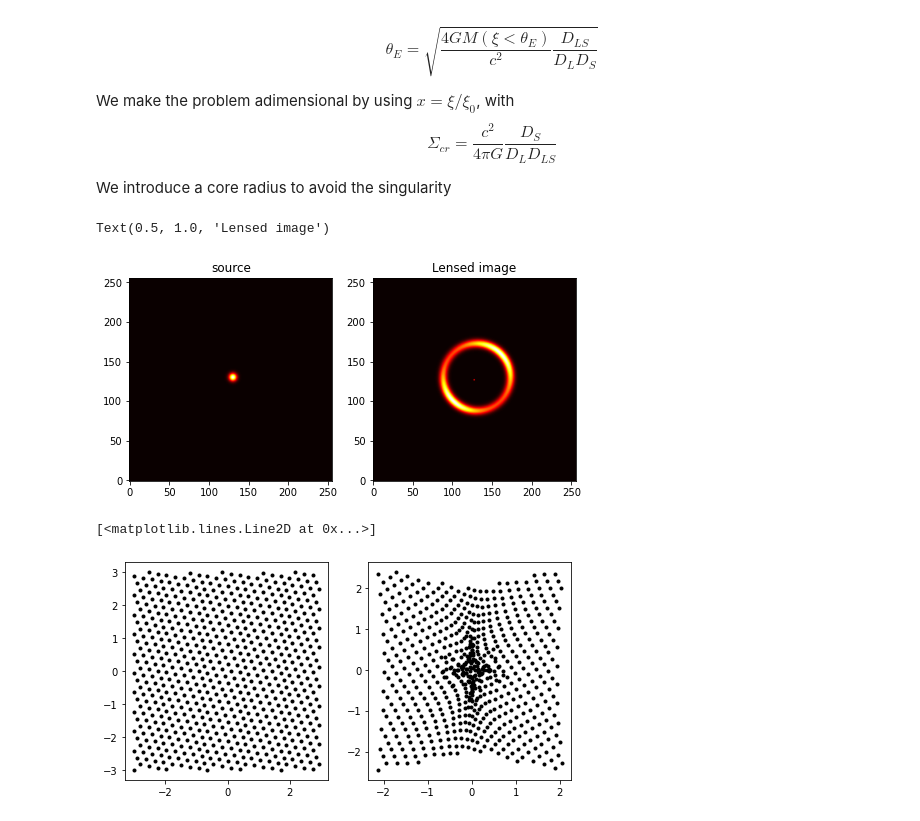
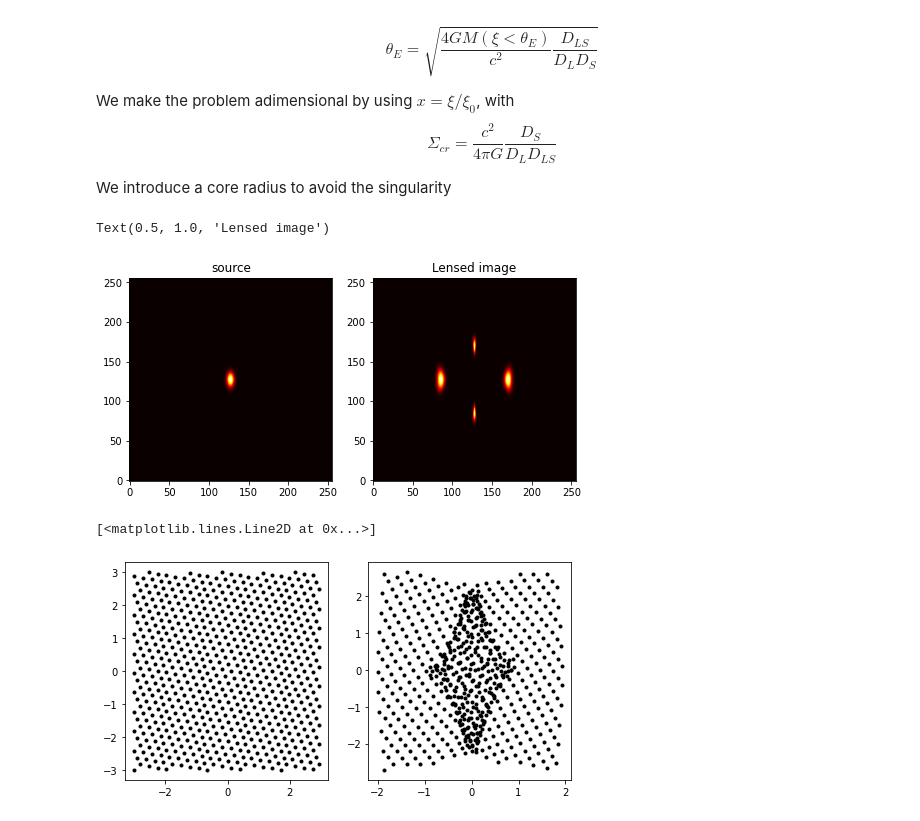
Before and after one commit to AlexandreAdam/GravitationalLensing, a Jupyter notebook: notebooks/SIS_profile.ipynb, the cells around one changed output. Saved outputs shown, nothing was run; the diff lists cells and outputs as text; code cells hidden in the pictures.

```diff
--- a/notebooks/SIS_profile.ipynb
+++ b/notebooks/SIS_profile.ipynb
@@ -101,31 +102,31 @@ def source_image(x0, y0, e, phi, sigma):
     image /= image.sum()
     return image, xx, yy, x
 # %%
-x0 = 0.1
+x0 = 0
 y0 = 0
-e = 0
-phi = pi/4
-sigma = 0.08
+e = 0.5
+phi = 0
+sigma = 0.1
 fig, (ax1, ax2) = plt.subplots(1, 2, figsize=(8, 4))
 image, x, y, _x = source_image(x0, y0, e, phi, sigma)
 
 positions = np.column_stack([x.ravel(), y.ravel()])
 
 out = lens_equation(np.stack([x, y], -1), e)
 x_l, y_l = [out[..., i] for i in range(2)]
 lensed_image = griddata(positions, image.ravel(), (x_l.ravel(), y_l.ravel())).reshape([pixels, pixels])
 
 ax1.imshow(image, origin="lower", cmap="hot")
 ax2.imshow(lensed_image, cmap="hot", origin="lower")
 ax1.set_title("source")
 ax2.set_title("Lensed image")
 # %% [output]
 Text(0.5, 1.0, 'Lensed image')
-[figure, old version]
+[figure, new version]
 # %%
 fig, (ax1, ax2) = plt.subplots(1, 2, figsize=(8, 4))
 ax1.plot(x.ravel()[::100], y.ravel()[::100], "k.")
 ax2.plot(x_l.ravel()[::100], y_l.ravel()[::100], "k.")
 # %% [output]
 [<matplotlib.lines.Line2D at 0x...>]
-[figure, old version]
+[figure, new version]
```
Also changed, not shown: parts of 3 cells of this notebook.
